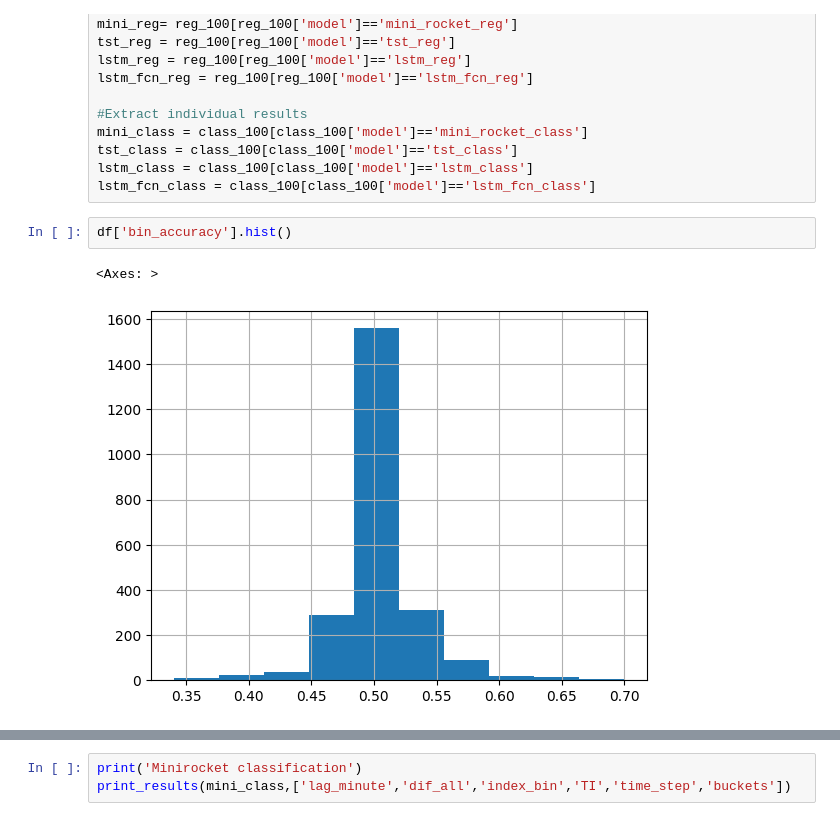
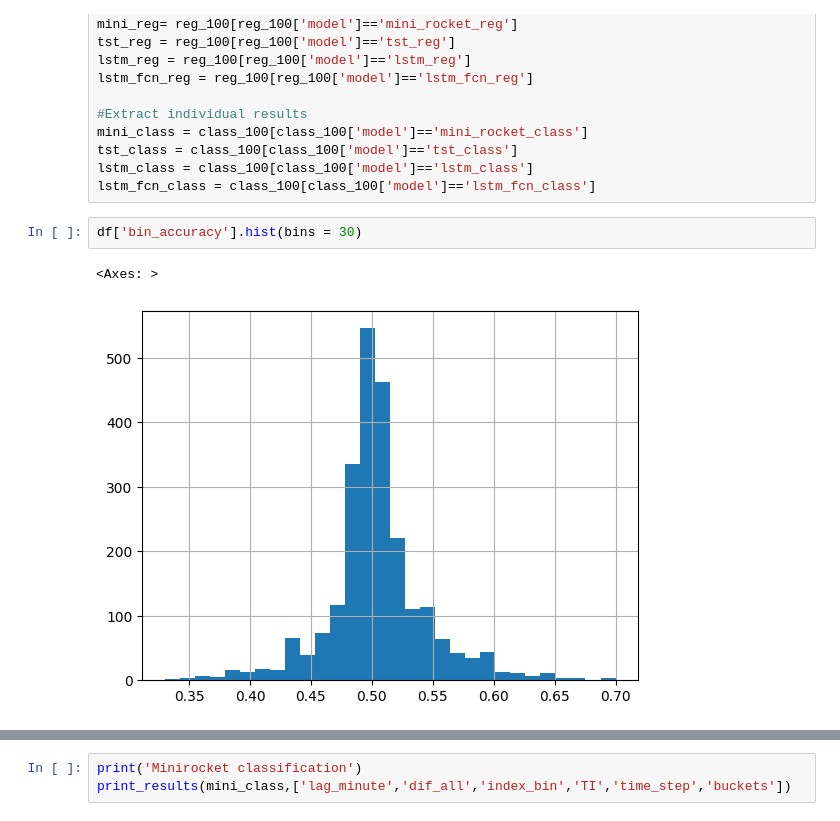
Before and after one commit to lukasmartinsson/Master-Thesis, a Jupyter notebook: main.ipynb, the cells around one changed output, grey strips where cells are left out. Cells and saved outputs as stored; diff of their text form.

```diff
--- a/main.ipynb
+++ b/main.ipynb
@@ -165,10 +165,10 @@ tst_class = class_100[class_100['model']=='tst_class']
 lstm_class = class_100[class_100['model']=='lstm_class']
 lstm_fcn_class = class_100[class_100['model']=='lstm_fcn_class']
 # %%
-df['bin_accuracy'].hist()
+df['bin_accuracy'].hist(bins = 30)
 # %% [output]
 <Axes: >
-[figure, old version]
+[figure, new version]
 # %%
 #Compare task accuracy
 print_results(df,['task'])
```
Also changed, not shown: parts of 24 cells of this notebook, 1 other file.
